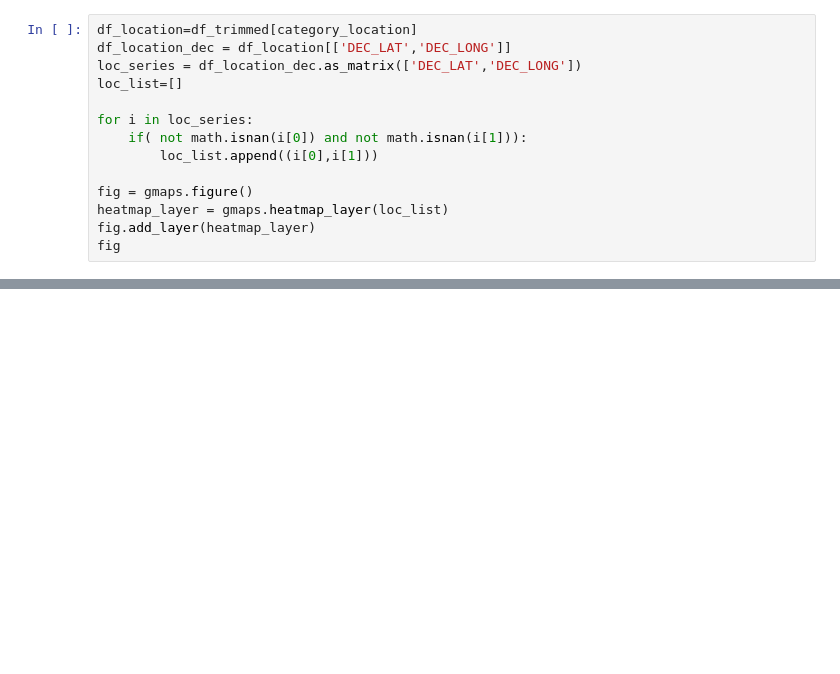
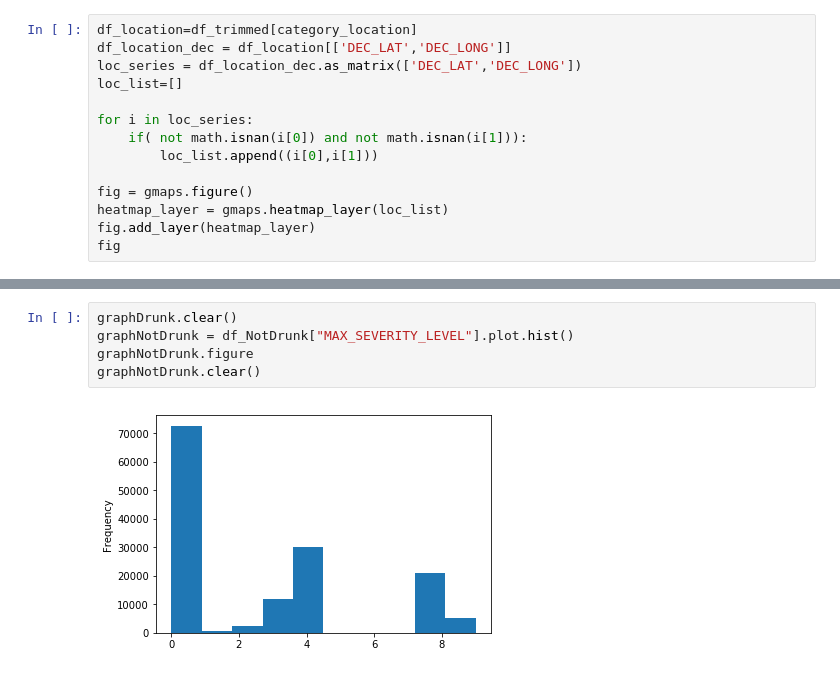
Before and after one commit to andythai/allegheny-crashes, a Jupyter notebook: FinalProject.ipynb, the cells around one changed output, grey strips where cells are left out. Drawn from its saved outputs; the diff is of its cells as text; blank space fills up the shorter version.

```diff
--- a/FinalProject.ipynb
+++ b/FinalProject.ipynb
@@ -97,0 +115,7 @@ fig
+# %%
+graphDrunk.clear()
+graphNotDrunk = df_NotDrunk["MAX_SEVERITY_LEVEL"].plot.hist()
+graphNotDrunk.figure
+graphNotDrunk.clear()
+# %% [output]
+[figure, added]
```
Also changed, not shown: parts of 5 cells of this notebook.
